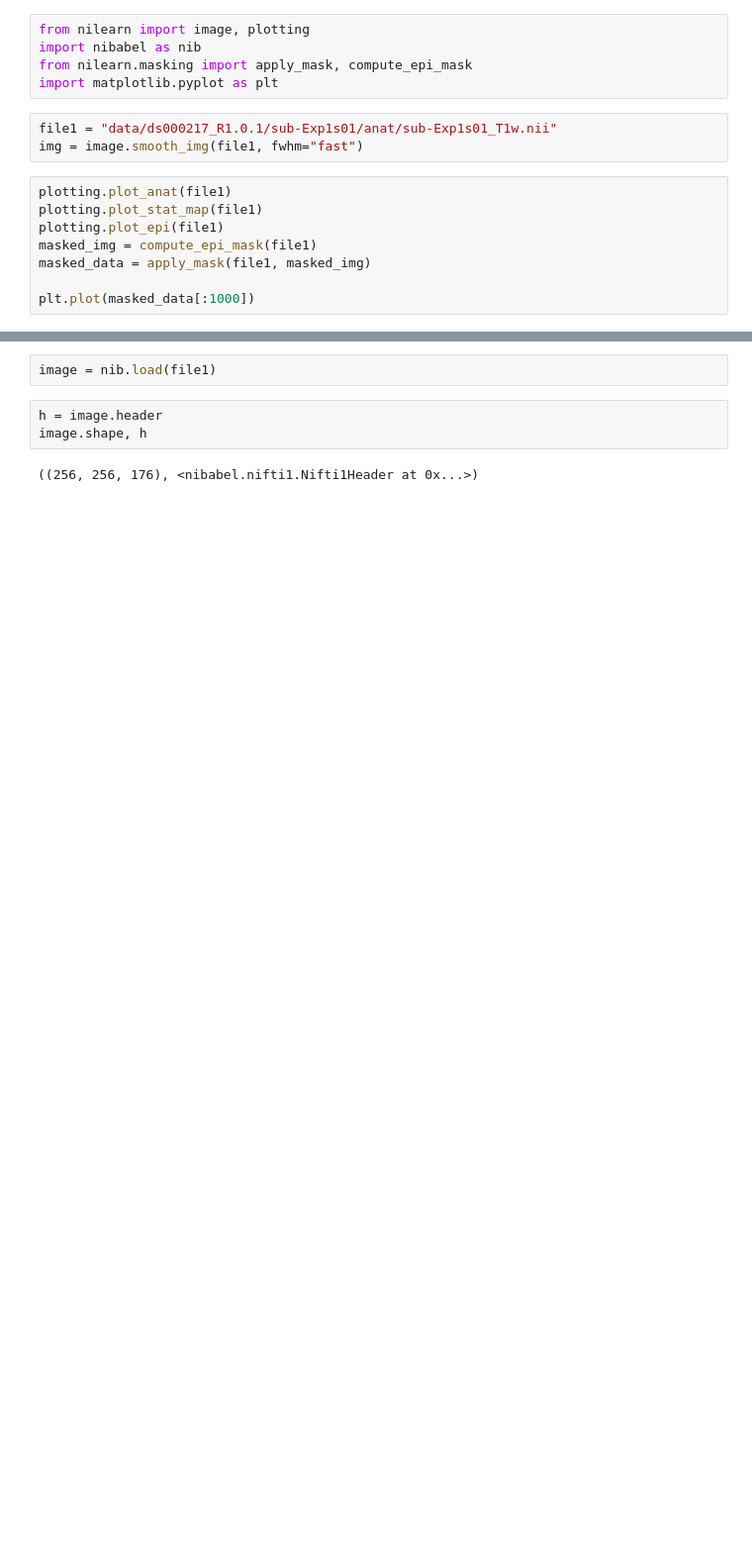
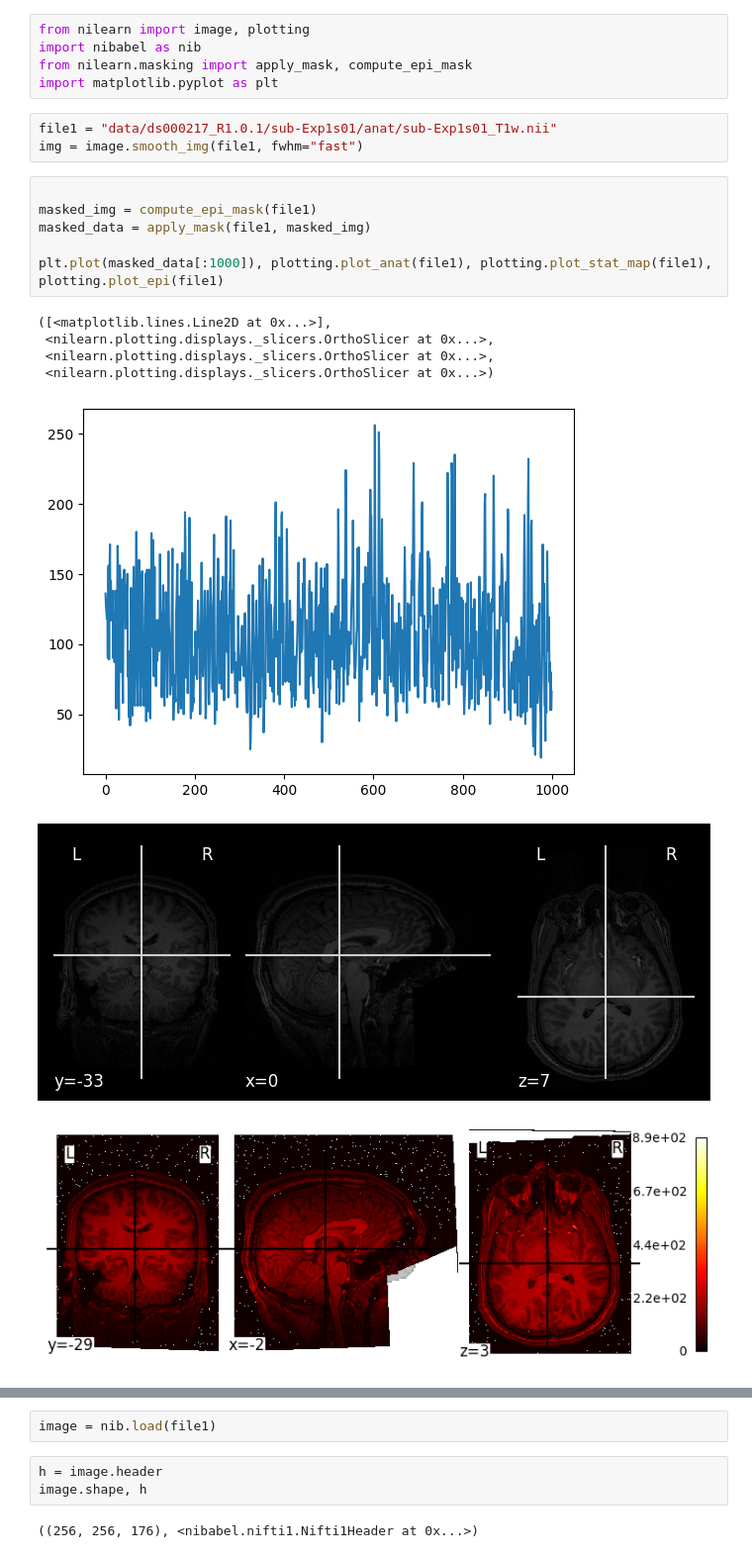
Before and after one commit to KjaMadsen/decodinglepetit, a Jupyter notebook: nilearn_test.ipynb, the cells around one changed output, grey strips where cells are left out. Shown at 99% size. Cells and saved outputs as stored; diff of their text form; blank space fills up the shorter version.

```diff
--- a/nilearn_test.ipynb
+++ b/nilearn_test.ipynb
@@ -7,10 +7,16 @@ import matplotlib.pyplot as plt
 file1 = "data/ds000217_R1.0.1/sub-Exp1s01/anat/sub-Exp1s01_T1w.nii"
 img = image.smooth_img(file1, fwhm="fast")
 # %%
-plotting.plot_anat(file1)
-plotting.plot_stat_map(file1)
-plotting.plot_epi(file1)
+
 masked_img = compute_epi_mask(file1)
 masked_data = apply_mask(file1, masked_img)
 
-plt.plot(masked_data[:1000])
+plt.plot(masked_data[:1000]), plotting.plot_anat(file1), plotting.plot_stat_map(file1), plotting.plot_epi(file1)
+# %% [output]
+([<matplotlib.lines.Line2D at 0x...>],
+ <nilearn.plotting.displays._slicers.OrthoSlicer at 0x...>,
+ <nilearn.plotting.displays._slicers.OrthoSlicer at 0x...>,
+ <nilearn.plotting.displays._slicers.OrthoSlicer at 0x...>)
+[figure, added]
+[figure, added]
+[figure, added]
```
Also changed, not shown: parts of 2 cells of this notebook.
